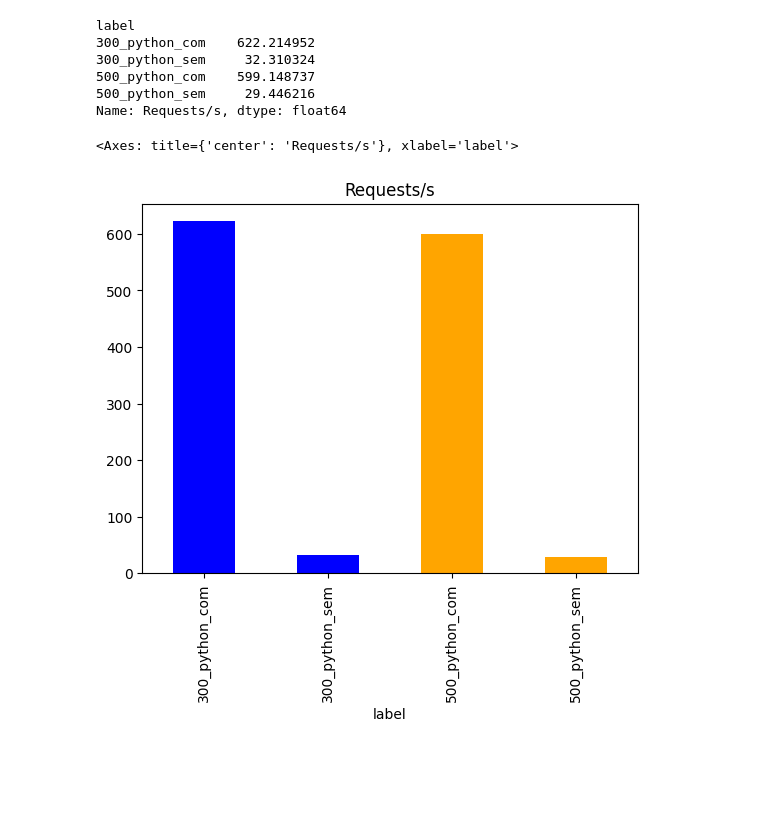
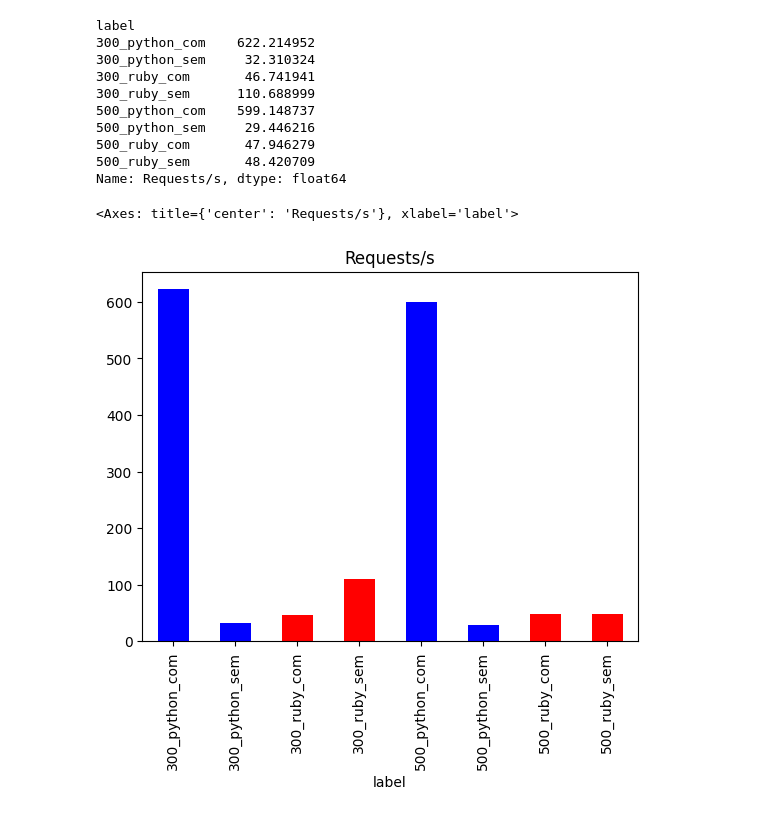
Before and after one commit to rafaelsalb/comp-dist-av2, a Jupyter notebook: lista_docker/4/graphs.ipynb, the cells around one changed output. Cells and saved outputs as stored; diff of their text form; code cells hidden in the pictures; blank space fills up the shorter version.

```diff
--- a/lista_docker/4/graphs.ipynb
+++ b/lista_docker/4/graphs.ipynb
@@ -14,6 +14,10 @@ filenames_labels = [
     ('data/500_python_com_requests.csv', '500_python_com'),
     ('data/300_python_sem_requests.csv', '300_python_sem'),
     ('data/500_python_sem_requests.csv', '500_python_sem'),
+    ('data/300_ruby_com_requests.csv', '300_ruby_com'),
+    ('data/500_ruby_com_requests.csv', '500_ruby_com'),
+    ('data/300_ruby_sem_requests.csv', '300_ruby_sem'),
+    ('data/500_ruby_sem_requests.csv', '500_ruby_sem'),
 ]
 for filename, label in filenames_labels:
     df = load_and_label(filename, label)
@@ -36,12 +44,16 @@ rps
 label
 300_python_com    622.214952
 300_python_sem     32.310324
+300_ruby_com       46.741941
+300_ruby_sem      110.688999
 500_python_com    599.148737
 500_python_sem     29.446216
+500_ruby_com       47.946279
+500_ruby_sem       48.420709
 Name: Requests/s, dtype: float64
 # %%
-by_label['Requests/s'].mean().plot(kind='bar', title='Requests/s', color=['blue', 'blue', 'orange', 'orange'])
+by_label['Requests/s'].mean().plot(kind='bar', title='Requests/s', color=['blue', 'blue', 'red', 'red'])
 # %% [output]
 <Axes: title={'center': 'Requests/s'}, xlabel='label'>
-[figure, old version]
+[figure, new version]
 # %%
```
Also changed, not shown: parts of 5 cells of this notebook, 1 other file.
